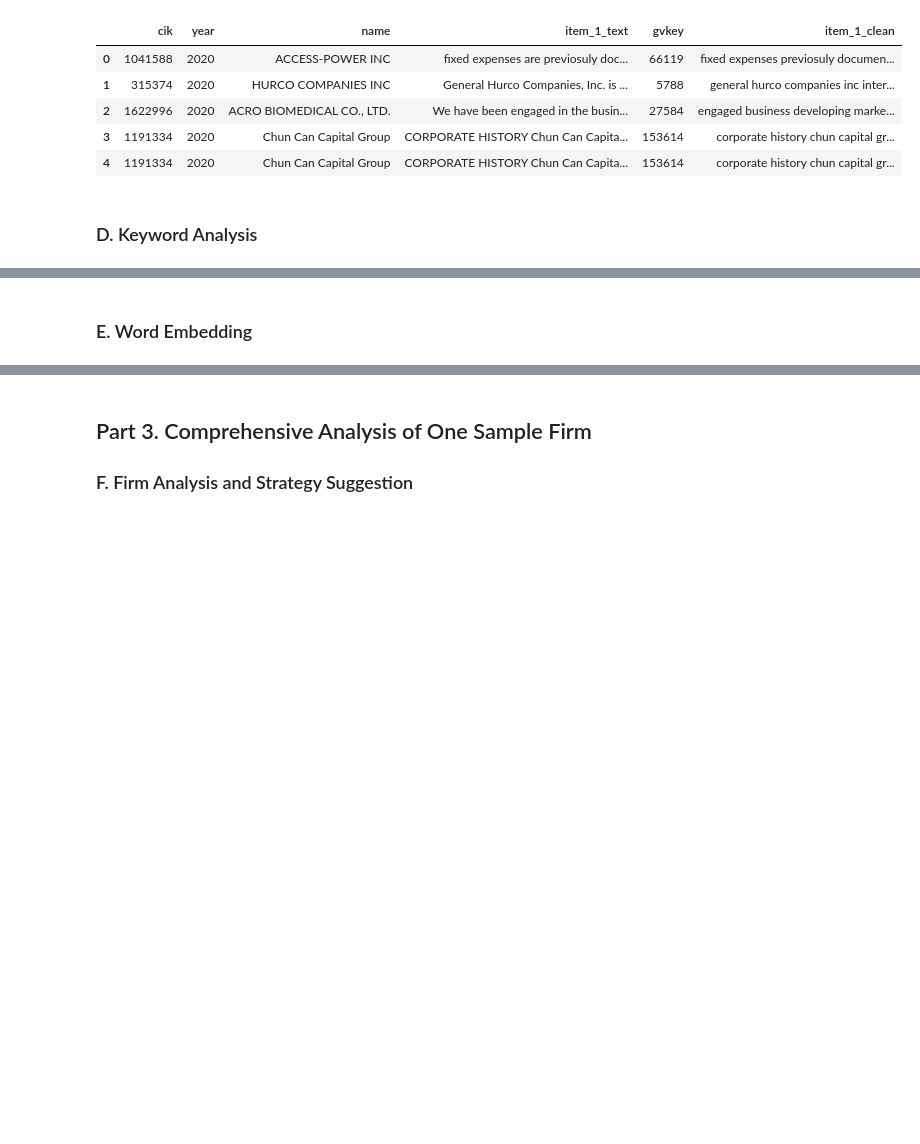
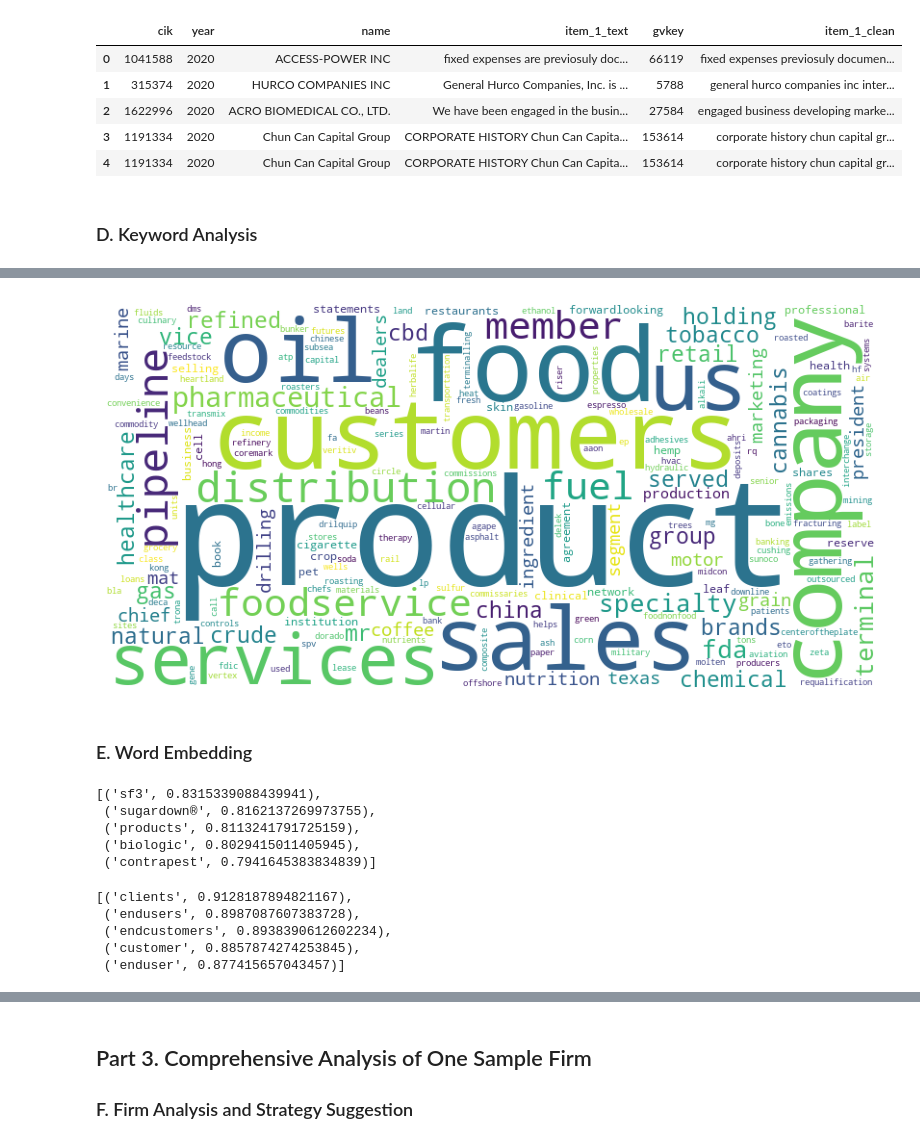
Before and after one commit to davidzc01/BAIT508_Industry_Analysis, a Jupyter notebook: Industry analysis.ipynb, the cells around one changed output, grey strips where cells are left out. Cells and saved outputs as stored; diff of their text form; code cells hidden in the pictures; blank space fills up the shorter version.

```diff
--- a/Industry analysis.ipynb
+++ b/Industry analysis.ipynb
@@ -241,3 +333,9 @@ dataFrame10K.head()
+# %%
+# Wordcloud based on TF-IDF score
+text_tfidf = ' '.join(df_selected_industry['keyword_clean_tfidf'].tolist())
+create_wordcloud(text_tfidf)
+# %% [output]
+[figure, added]
 # %% [markdown]
 ### E. Word Embedding
 # %%
@@ -245,2 +347,19 @@ dataFrame10K.head()
 # %%
 #2.	Manually inspect the wordclouds you generated in D.3 and choose three representative keywords that are relevant to the industry sector of your interest. Utilize the trained word2vec model to find the most relevant five words for each of these three keywords.
+model = Word2Vec.load("word2vec.model")
+
+model.wv.most_similar('product', topn=5)
+# %% [output]
+[('sf3', 0.8315339088439941),
+ ('sugardown®', 0.8162137269973755),
+ ('products', 0.8113241791725159),
+ ('biologic', 0.8029415011405945),
+ ('contrapest', 0.7941645383834839)]
+# %%
+model.wv.most_similar('customers', topn=5)
+# %% [output]
+[('clients', 0.9128187894821167),
+ ('endusers', 0.8987087607383728),
+ ('endcustomers', 0.8938390612602234),
+ ('customer', 0.8857874274253845),
+ ('enduser', 0.877415657043457)]
```
Also changed, not shown: parts of 9 cells of this notebook, 5 other files.
